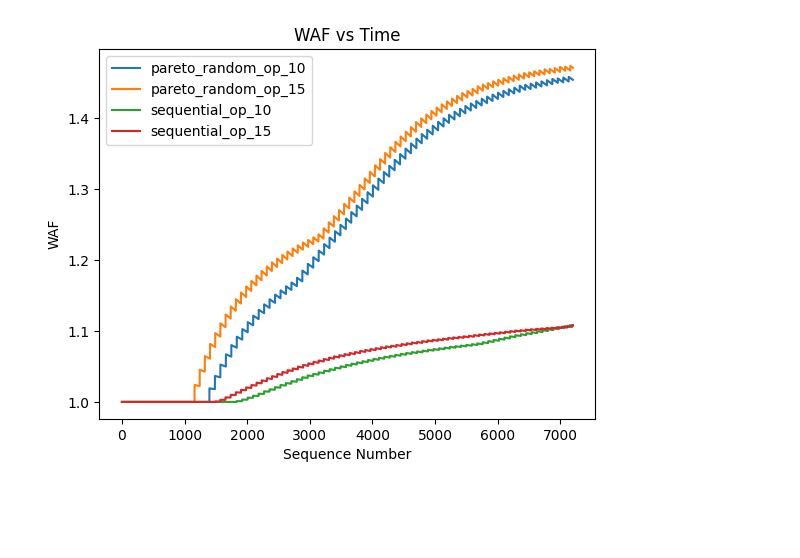
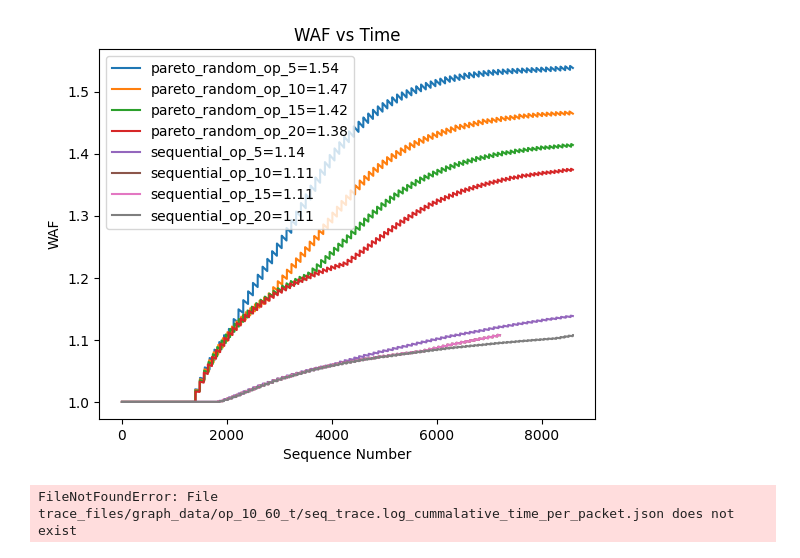
Before and after one commit to bithabib/trace-analysis, a Jupyter notebook: create_graph.ipynb, the cells around one changed output. Drawn from its saved outputs; the diff is of its cells as text; code cells hidden in the pictures; blank space fills up the shorter version.

Commit message:
Waf graph and commulatative time graph

```diff
--- a/create_graph.ipynb
+++ b/create_graph.ipynb
@@ -5,9 +5,12 @@ import numpy as np
 import matplotlib.pyplot as plt
 # %%
 #  read json file into a pandas dataframe
-pareto_random_op_10_df = pd.read_json('trace_files/op-10/pareto_trace.log_waf.json')
-pareto_random_op_15_df = pd.read_json('trace_files/op-15/pareto_trace.log_waf.json')
-sequential_op_10_df = pd.read_json('trace_files/op-10/seq_trace.log_waf.json')
-sequential_op_15_df = pd.read_json('trace_files/op-15/seq_trace.log_waf.json')
-sequential_op_15_df
+pareto_random_op_5_df = pd.read_json('trace_files/graph_data/op_5_65_t/pareto_trace.log_waf.json')
+pareto_random_op_10_df = pd.read_json('trace_files/graph_data/op_10_60_t/pareto_trace.log_waf.json')
+pareto_random_op_15_df = pd.read_json('trace_files/graph_data/op_15_55_t/pareto_trace.log_waf.json')
+pareto_random_op_20_df = pd.read_json('trace_files/graph_data/op_20_50_t/pareto_trace.log_waf.json')
+sequential_op_5_df = pd.read_json('trace_files/graph_data/op_5_65_t/seq_trace.log_waf.json')
+sequential_op_10_df = pd.read_json('trace_files/graph_data/op_10_60_t/seq_trace.log_waf.json')
+sequential_op_15_df = pd.read_json('trace_files/graph_data/op_15_55_t/seq_trace.log_waf.json')
+sequential_op_20_df = pd.read_json('trace_files/graph_data/op_20_50_t/seq_trace.log_waf.json')
 # %% [output]
@@ -27,21 +18,30 @@ sequential_op_15_df
 # %%
 # plot the data and show the max value of waf for each trace
 
 fig, ax = plt.subplots()
 ax.set_title('WAF vs Time')
 ax.set_xlabel('Sequence Number')
 ax.set_ylabel('WAF')
-
-# ax.plot(sequential_op_15_df['waf'], label='sequential_op_15')
-# ax.plot(sequential_op_10_df['waf'], label='sequential_op_10')
-# ax.plot(pareto_random_op_15_df['waf'], label='pareto_random_op_15')
-# ax.plot(pareto_random_op_10_df['waf'], label='pareto_random_op_10')
-# ax.legend()
-
-pareto_random_op_10_df.plot(y='waf', ax=ax, label='pareto_random_op_10='+str(pareto_random_op_10_df['waf'].max())
-pareto_random_op_15_df.plot(y='waf', ax=ax, label='pareto_random_op_15='+str(pareto_random_op_15_df['waf'].max())
-sequential_op_10_df.plot(y='waf', ax=ax, label='sequential_op_10='+str(sequential_op_10_df['waf'].max())
-sequential_op_15_df.plot(y='waf', ax=ax, label='sequential_op_15='+str(sequential_op_15_df['waf'].max())
+pareto_random_op_5_df.plot(y='waf', ax=ax, label='pareto_random_op_5='+str(round(pareto_random_op_5_df['waf'].max(),2)))
+pareto_random_op_10_df.plot(y='waf', ax=ax, label='pareto_random_op_10='+str(round(pareto_random_op_10_df['waf'].max(),2)))
+pareto_random_op_15_df.plot(y='waf', ax=ax, label='pareto_random_op_15='+str(round(pareto_random_op_15_df['waf'].max(),2)))
+pareto_random_op_20_df.plot(y='waf', ax=ax, label='pareto_random_op_20='+str(round(pareto_random_op_20_df['waf'].max(),2)))
+sequential_op_5_df.plot(y='waf', ax=ax, label='sequential_op_5='+str(round(sequential_op_5_df['waf'].max(),2)))
+sequential_op_10_df.plot(y='waf', ax=ax, label='sequential_op_10='+str(round(sequential_op_10_df['waf'].max(),2)))
+sequential_op_15_df.plot(y='waf', ax=ax, label='sequential_op_15='+str(round(sequential_op_15_df['waf'].max(),2)))
+sequential_op_20_df.plot(y='waf', ax=ax, label='sequential_op_20='+str(round(sequential_op_20_df['waf'].max(),2)))
 plt.show()
 # %% [output]
-[figure, old version]
+[figure, new version]
+# %%
+#  read json file into a pandas dataframe
+pareto_random_op_5_cum_time_df = pd.read_json('trace_files/graph_data/op_5_65_t/pareto_trace.log_cummalative_time_per_packet.json')
+pareto_random_op_10_cum_time_df = pd.read_json('trace_files/graph_data/op_10_60_t/pareto_trace.log_cummalative_time_per_packet.json')
+pareto_random_op_15_cum_time_df = pd.read_json('trace_files/graph_data/op_15_55_t/pareto_trace.log_cummalative_time_per_packet.json')
+pareto_random_op_20_cum_time_df = pd.read_json('trace_files/graph_data/op_20_50_t/pareto_trace.log_cummalative_time_per_packet.json')
+sequential_op_5_cum_time_df = pd.read_json('trace_files/graph_data/op_5_65_t/seq_trace.log_cummalative_time_per_packet.json')
+sequential_op_10_cum_time_df = pd.read_json('trace_files/graph_data/op_10_60_t/seq_trace.log_cummalative_time_per_packet.json')
+sequential_op_15_cum_time_df = pd.read_json('trace_files/graph_data/op_15_55_t/seq_trace.log_cummalative_time_per_packet.json')
+sequential_op_20_cum_time_df = pd.read_json('trace_files/graph_data/op_20_50_t/seq_trace.log_cummalative_time_per_packet.json')
+# %% [output]
+FileNotFoundError: File trace_files/graph_data/op_10_60_t/seq_trace.log_cummalative_time_per_packet.json does not exist
```
Also changed, not shown: parts of 2 cells of this notebook.
